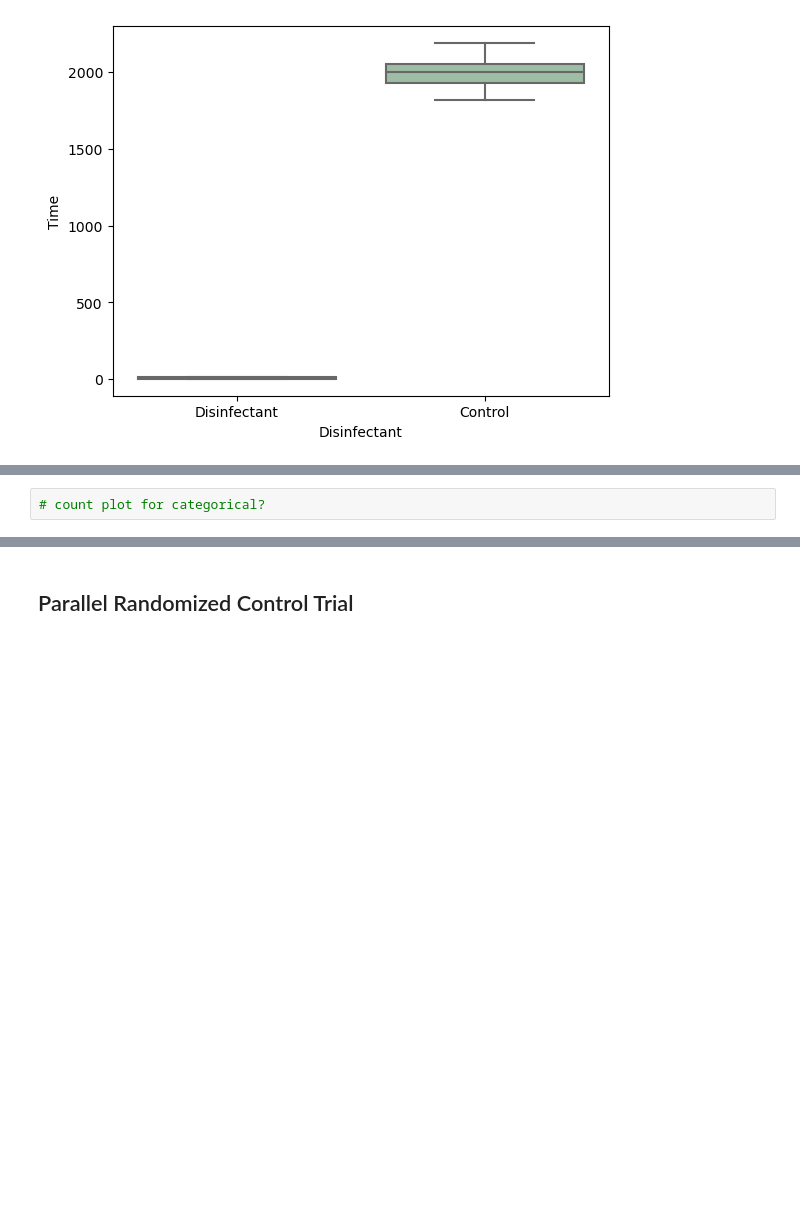
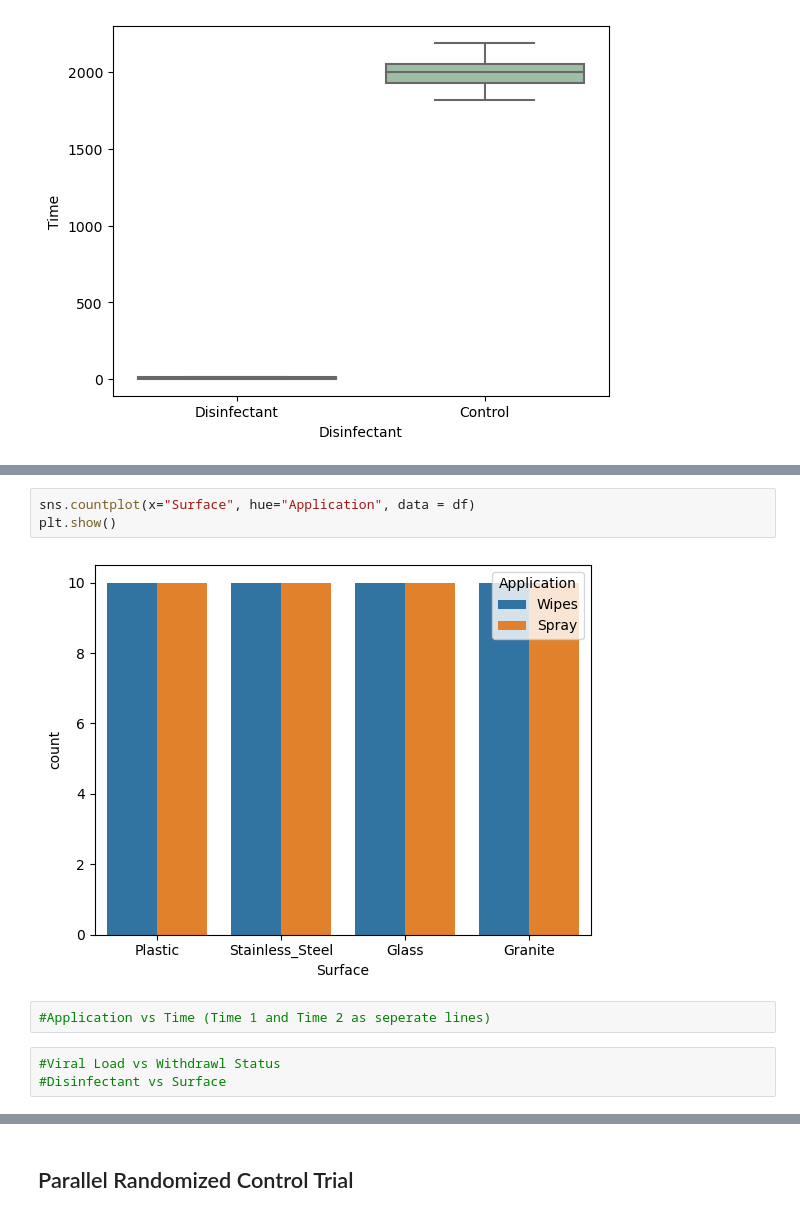
Before and after one commit to mdmmirfan/Virus-Survivability-Test-INF2178, a Jupyter notebook: INF2178_Assignment_2.ipynb, the cells around one changed output, grey strips where cells are left out. Saved outputs shown, nothing was run; the diff lists cells and outputs as text; blank space fills up the shorter version.

```diff
--- a/INF2178_Assignment_2.ipynb
+++ b/INF2178_Assignment_2.ipynb
@@ -264,4 +258,12 @@ plt.show()
-# %%
-# count plot for categorical?
+# %%
+sns.countplot(x="Surface", hue="Application", data = df)
+plt.show()
+# %% [output]
+[figure, added]
+# %%
+#Application vs Time (Time 1 and Time 2 as seperate lines)
+# %%
+#Viral Load vs Withdrawl Status
+#Disinfectant vs Surface
 # %%
 # histogram for time?
```
Also changed, not shown: parts of 6 cells of this notebook.
